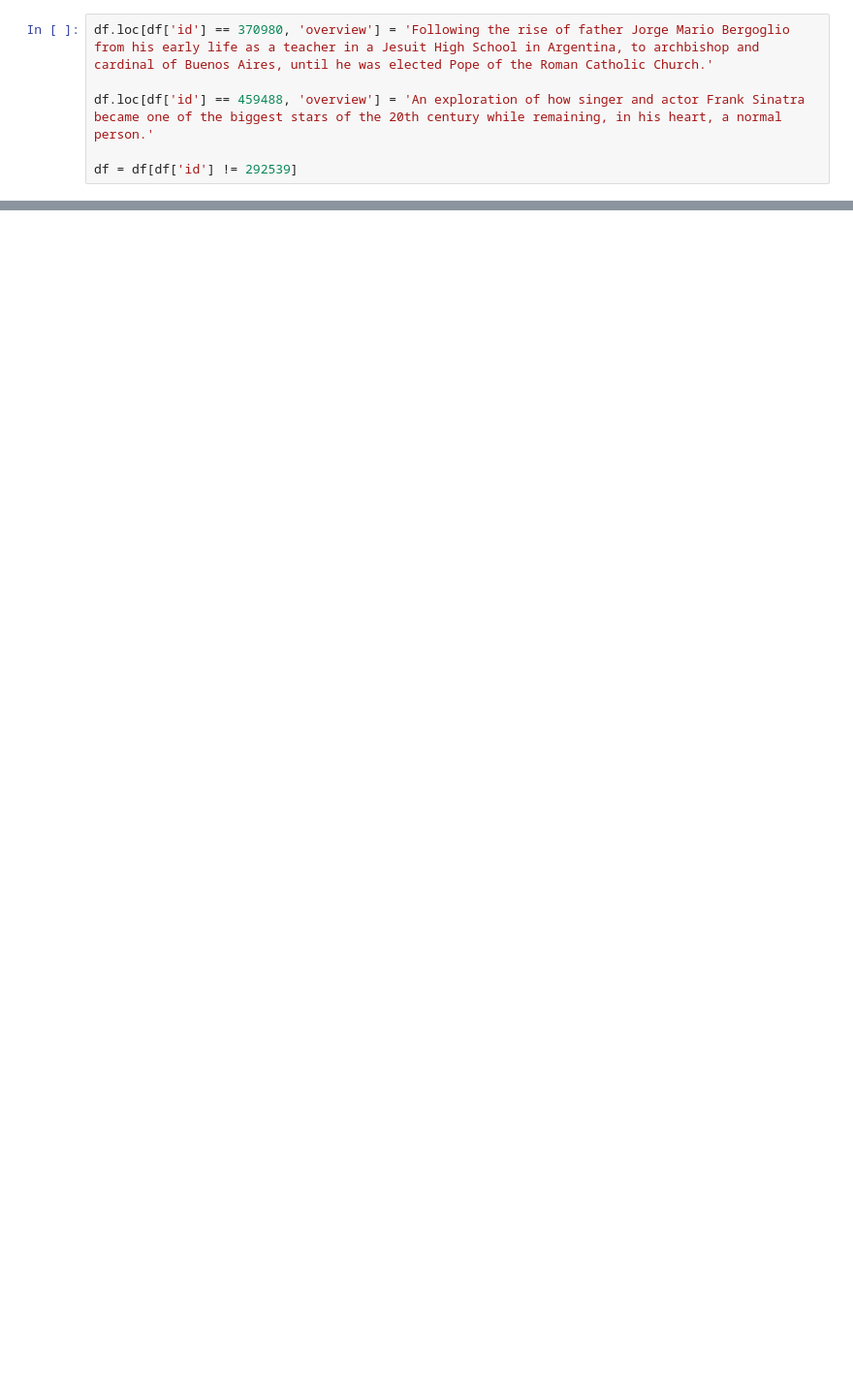
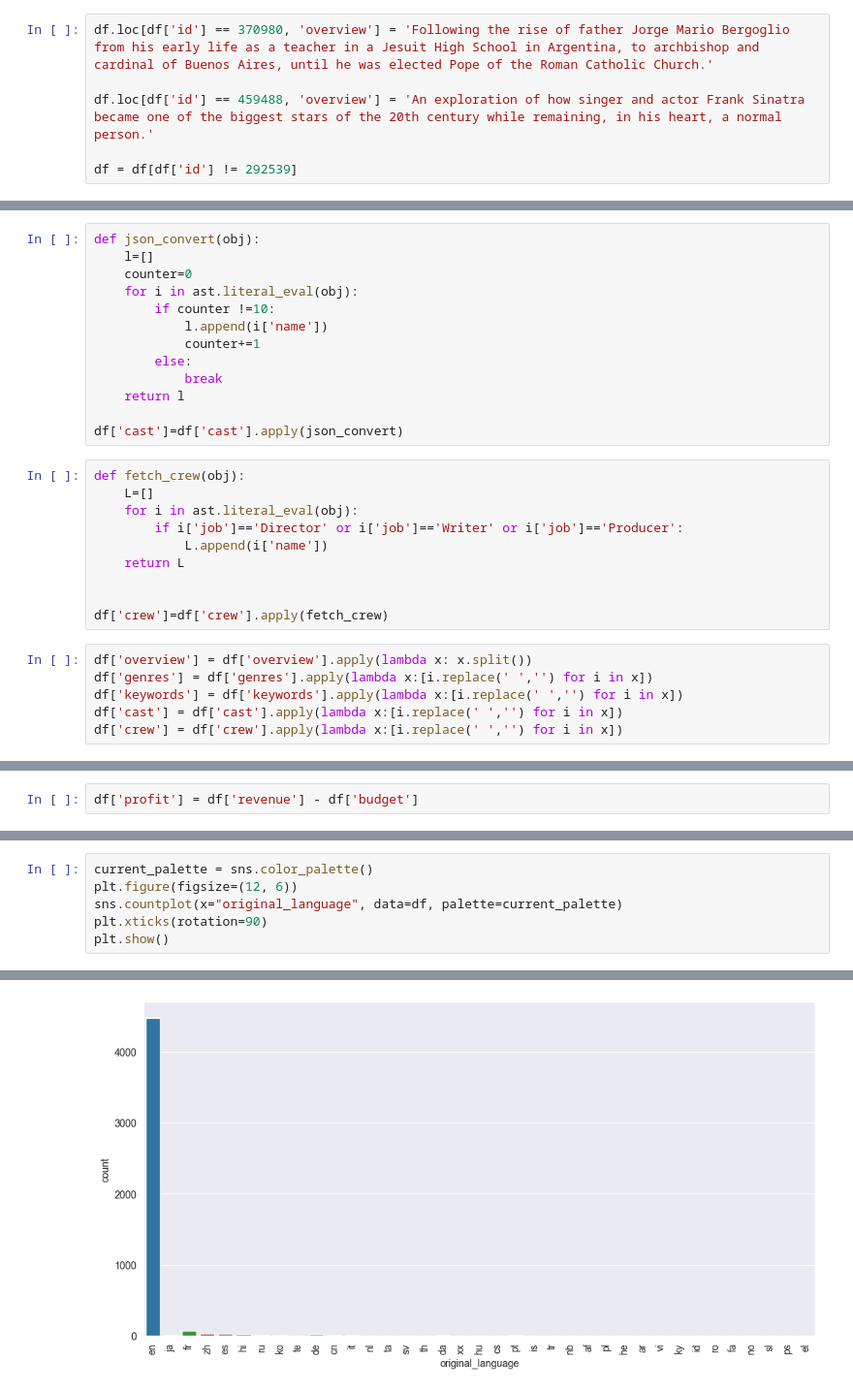
Before and after one commit to samahosseini/tmdb_5000_movies, a Jupyter notebook: src/main.ipynb, the cells around one changed output, grey strips where cells are left out. Shown: that part at 97% size. Cells and saved outputs as stored; diff of their text form; blank space fills up the shorter version.

Commit message:
visualization and prepration completed, Model prepration and initial model added

```diff
--- a/src/main.ipynb
+++ b/src/main.ipynb
@@ -131,0 +156,29 @@ df.loc[:, 'has_homepage'] = df['homepage'].apply(lambda x: has_http(x))
+# %%
+def json_convert(obj):
+    l=[]
+    counter=0
+    for i in ast.literal_eval(obj):
+        if counter !=10:
+            l.append(i['name'])
+            counter+=1
+        else:
+            break
+    return l
+
+df['cast']=df['cast'].apply(json_convert)
+# %%
+def fetch_crew(obj):
+    L=[]
+    for i in ast.literal_eval(obj):
+        if i['job']=='Director' or i['job']=='Writer' or i['job']=='Producer':
+            L.append(i['name'])
+    return L
+
+
+df['crew']=df['crew'].apply(fetch_crew)
+# %%
+df['overview'] = df['overview'].apply(lambda x: x.split())
+df['genres'] = df['genres'].apply(lambda x:[i.replace(' ','') for i in x])
+df['keywords'] = df['keywords'].apply(lambda x:[i.replace(' ','') for i in x])
+df['cast'] = df['cast'].apply(lambda x:[i.replace(' ','') for i in x])
+df['crew'] = df['crew'].apply(lambda x:[i.replace(' ','') for i in x])
@@ -131,0 +217,2 @@ df.loc[:, 'has_homepage'] = df['homepage'].apply(lambda x: has_http(x))
+# %%
+df['profit'] = df['revenue'] - df['budget']
@@ -131,0 +221,7 @@ df.loc[:, 'has_homepage'] = df['homepage'].apply(lambda x: has_http(x))
+# %%
+current_palette = sns.color_palette()
+plt.figure(figsize=(12, 6))
+sns.countplot(x="original_language", data=df, palette=current_palette)
+plt.xticks(rotation=90)
+plt.show()
+# %% [output]
@@ -131,0 +233 @@ df.loc[:, 'has_homepage'] = df['homepage'].apply(lambda x: has_http(x))
+[figure, added]
```
Also changed, not shown: parts of 63 cells of this notebook.
